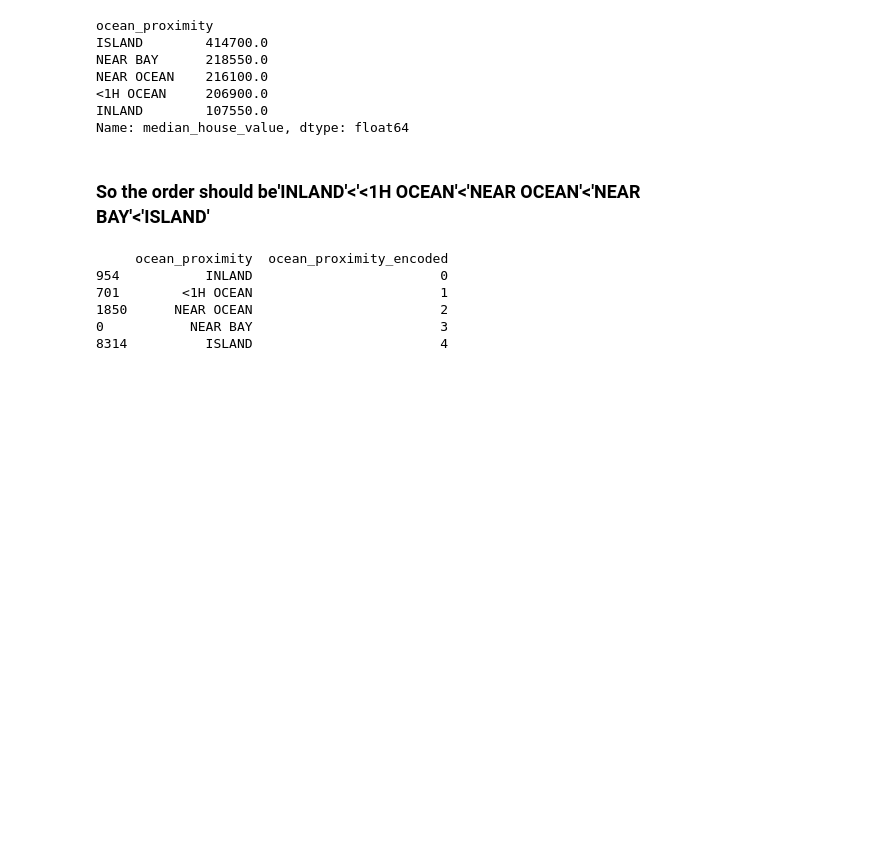
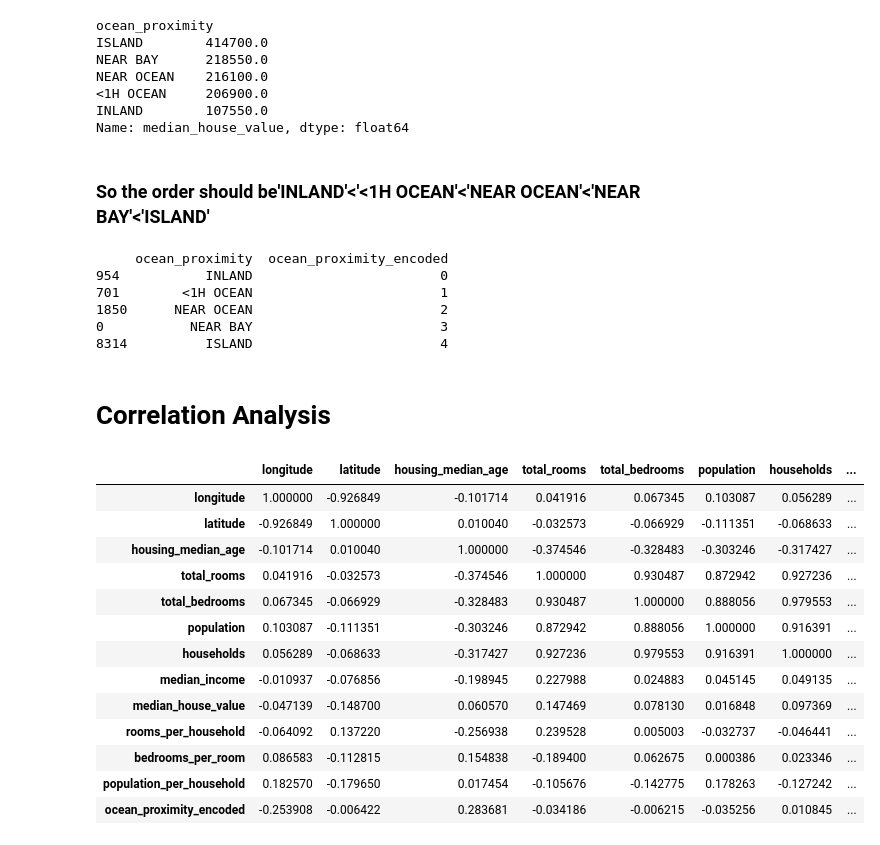
Before and after one commit to nayeem29dse/California-housing-price-analysis, a Jupyter notebook: Housing_price.ipynb, the cells around one changed output. Saved outputs shown, nothing was run; the diff lists cells and outputs as text; code cells hidden in the pictures; blank space fills up the shorter version.

```diff
--- a/Housing_price.ipynb
+++ b/Housing_price.ipynb
@@ -302,3 +302,22 @@ print(df_clean[['ocean_proximity', 'ocean_proximity_encoded']].drop_duplicates()
 1850      NEAR OCEAN                        2
 0           NEAR BAY                        3
 8314          ISLAND                        4
+# %% [markdown]
+# Correlation Analysis
+# %%
+df_clean.corr(numeric_only=True)
+# %% [output]
+|  | longitude | latitude | housing_median_age | total_rooms | total_bedrooms | population | households | ... |
+| longitude | 1.000000 | -0.926849 | -0.101714 | 0.041916 | 0.067345 | 0.103087 | 0.056289 | ... |
+| latitude | -0.926849 | 1.000000 | 0.010040 | -0.032573 | -0.066929 | -0.111351 | -0.068633 | ... |
+| housing_median_age | -0.101714 | 0.010040 | 1.000000 | -0.374546 | -0.328483 | -0.303246 | -0.317427 | ... |
+| total_rooms | 0.041916 | -0.032573 | -0.374546 | 1.000000 | 0.930487 | 0.872942 | 0.927236 | ... |
+| total_bedrooms | 0.067345 | -0.066929 | -0.328483 | 0.930487 | 1.000000 | 0.888056 | 0.979553 | ... |
+| population | 0.103087 | -0.111351 | -0.303246 | 0.872942 | 0.888056 | 1.000000 | 0.916391 | ... |
+| households | 0.056289 | -0.068633 | -0.317427 | 0.927236 | 0.979553 | 0.916391 | 1.000000 | ... |
+| median_income | -0.010937 | -0.076856 | -0.198945 | 0.227988 | 0.024883 | 0.045145 | 0.049135 | ... |
+| median_house_value | -0.047139 | -0.148700 | 0.060570 | 0.147469 | 0.078130 | 0.016848 | 0.097369 | ... |
+| rooms_per_household | -0.064092 | 0.137220 | -0.256938 | 0.239528 | 0.005003 | -0.032737 | -0.046441 | ... |
+| bedrooms_per_room | 0.086583 | -0.112815 | 0.154838 | -0.189400 | 0.062675 | 0.000386 | 0.023346 | ... |
+| population_per_household | 0.182570 | -0.179650 | 0.017454 | -0.105676 | -0.142775 | 0.178263 | -0.127242 | ... |
+| ocean_proximity_encoded | -0.253908 | -0.006422 | 0.283681 | -0.034186 | -0.006215 | -0.035256 | 0.010845 | ... |
```
Also changed, not shown: parts of 6 cells of this notebook.
